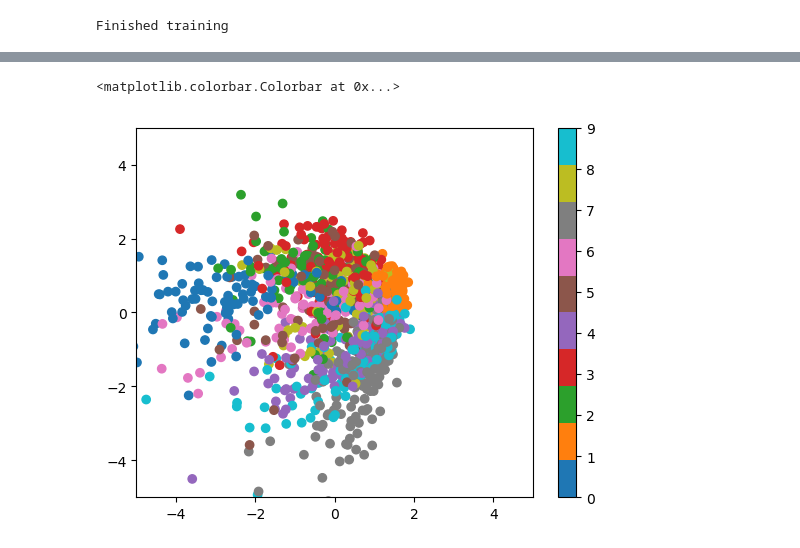
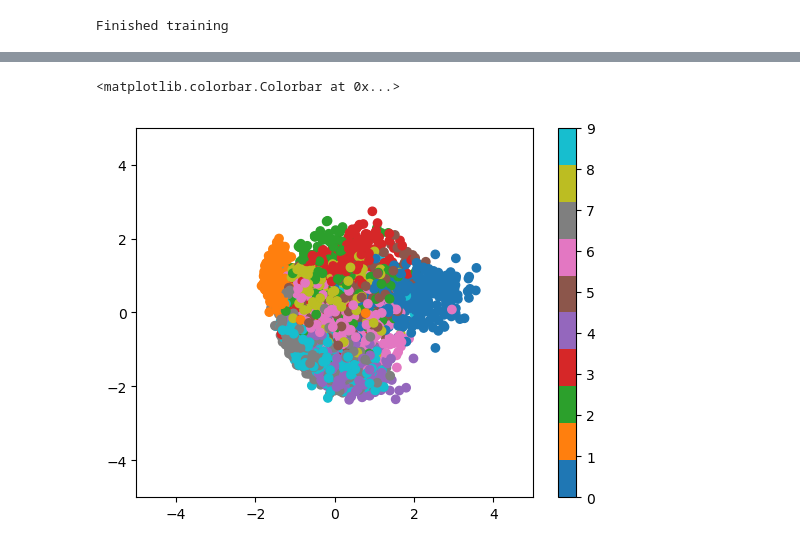
Before and after one commit to luisdiaz1997/SpatialFactorization, a Jupyter notebook: notebooks/Factor_Analysis.ipynb, the cells around one changed output, grey strips where cells are left out. Cells and saved outputs as stored; diff of their text form; code cells hidden in the pictures.

```diff
--- a/notebooks/Factor_Analysis.ipynb
+++ b/notebooks/Factor_Analysis.ipynb
@@ -9,11 +16,12 @@ import matplotlib.pyplot as plt
+# %%
+x_train, y_train = next(iter(training_dataloader))
 # %%
-Y = (x_train).reshape(x_train.shape[0], -1)[::50]
+Y = (x_train).reshape(x_train.shape[0], -1)
 Y = Y-(Y.mean(axis=0))
-y_torch = torch.tensor(Y, dtype=torch.float) #to pytorch
 # %%
-model = FA(Y, laten_dim=2, train_loadings=True)
+model = Factorization(Y.detach().numpy(), laten_dim=10, train_loadings=True, type='FA', use_svd=True)
 # %%
-history = model.train(y_torch, lr=1e-1, epochs=500)
+history = model.train(Y, lr=2e-4, epochs=500)
 # %% [output]
 Finished training
 # %%
@@ -34,8 +42,8 @@ plt.colorbar()
 # %%
-plt.scatter(model.f_qmean[:, 0].detach().cpu(), model.f_qmean[:, 1].detach().cpu(), c=y_train[::50], cmap='tab10')
+plt.scatter(model.f_qmean[:, 0].detach().cpu(), model.f_qmean[:, 1].detach().cpu(), c=y_train, cmap='tab10')
 plt.ylim([-5, 5])
 plt.xlim([-5, 5])
 plt.colorbar()
 # %% [output]
 <matplotlib.colorbar.Colorbar at 0x...>
-[figure, old version]
+[figure, new version]
```
Also changed, not shown: parts of 7 cells of this notebook, 5 other files.
